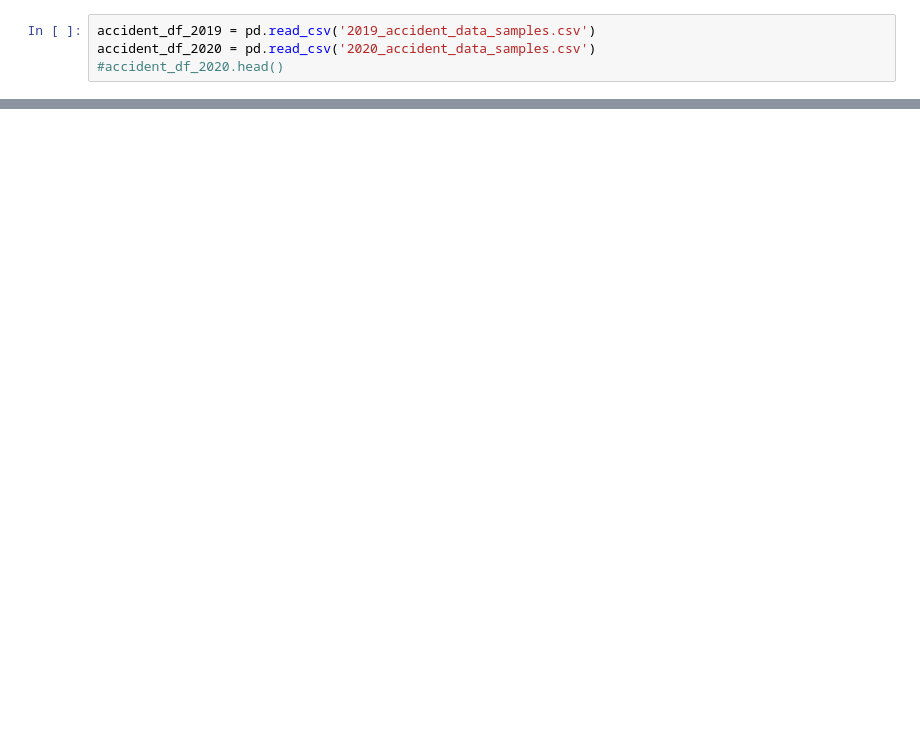
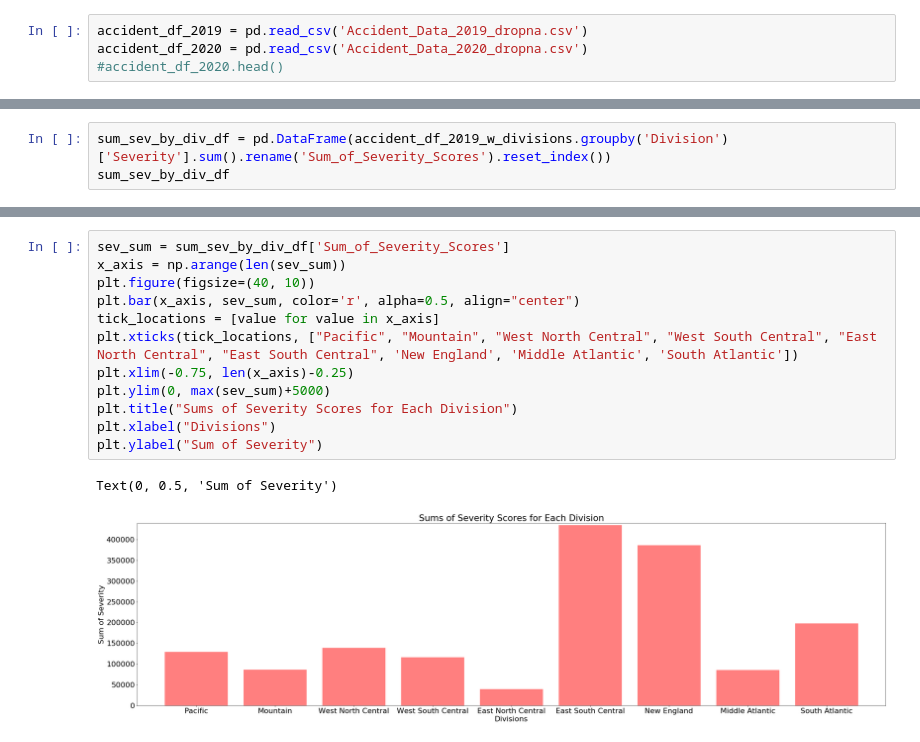
Before and after one commit to sebastiandifrancesco/Accident_Data_2019_Versus_2020, a Jupyter notebook: Visualizations.ipynb, the cells around one changed output, grey strips where cells are left out. Saved outputs shown, nothing was run; the diff lists cells and outputs as text; blank space fills up the shorter version.

Commit message:
generated sum of sev scores

```diff
--- a/Visualizations.ipynb
+++ b/Visualizations.ipynb
@@ -5,6 +7,6 @@ import matplotlib.pyplot as plt
 # %%
-accident_df_2019 = pd.read_csv('2019_accident_data_samples.csv')
-accident_df_2020 = pd.read_csv('2020_accident_data_samples.csv')
+accident_df_2019 = pd.read_csv('Accident_Data_2019_dropna.csv')
+accident_df_2020 = pd.read_csv('Accident_Data_2020_dropna.csv')
 #accident_df_2020.head()
 # %%
 d = {'State':['WA','OR','CA',
@@ -40,0 +36,3 @@ accident_df_2020_w_divisions = pd.merge(accident_df_2020,all_div_df,on='State')
+# %%
+sum_sev_by_div_df = pd.DataFrame(accident_df_2019_w_divisions.groupby('Division')['Severity'].sum().rename('Sum_of_Severity_Scores').reset_index())
+sum_sev_by_div_df
@@ -40,0 +50,15 @@ accident_df_2020_w_divisions = pd.merge(accident_df_2020,all_div_df,on='State')
+# %%
+sev_sum = sum_sev_by_div_df['Sum_of_Severity_Scores']
+x_axis = np.arange(len(sev_sum))
+plt.figure(figsize=(40, 10))
+plt.bar(x_axis, sev_sum, color='r', alpha=0.5, align="center")
+tick_locations = [value for value in x_axis]
+plt.xticks(tick_locations, ["Pacific", "Mountain", "West North Central", "West South Central", "East North Central", "East South Central", 'New England', 'Middle Atlantic', 'South Atlantic'])
+plt.xlim(-0.75, len(x_axis)-0.25)
+plt.ylim(0, max(sev_sum)+5000)
+plt.title("Sums of Severity Scores for Each Division")
+plt.xlabel("Divisions")
+plt.ylabel("Sum of Severity")
+# %% [output]
+Text(0, 0.5, 'Sum of Severity')
+[figure, added]
```
Also changed, not shown: parts of 4 cells of this notebook, 20 other files.
